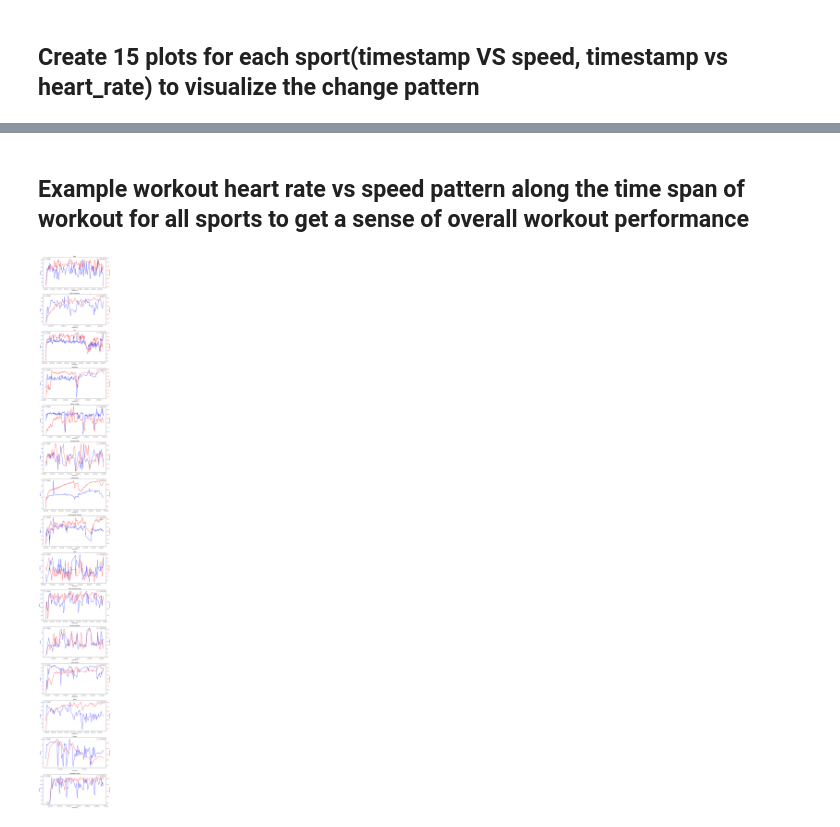
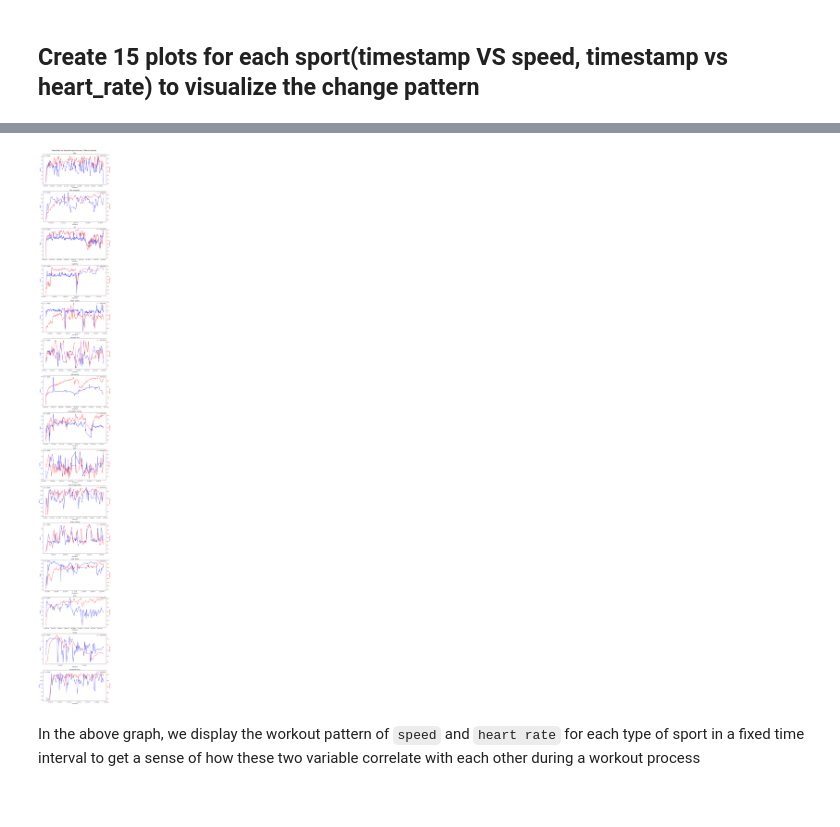
Before and after one commit to YingzeHou/DS200_Graduate_Proj, a Jupyter notebook: src/pre_process.ipynb, the cells around one changed output, grey strips where cells are left out. Drawn from its saved outputs; the diff is of its cells as text; code cells hidden in the pictures.

```diff
--- a/src/pre_process.ipynb
+++ b/src/pre_process.ipynb
@@ -85,4 +182,14 @@ array(['bike', 'bike (transport)', 'run', 'kayaking', 'indoor cycling',
        'mountain bike', 'orienteering', 'core stability training', 'walk',
        'cross-country skiing', 'fitness walking', 'roller skiing',
        'skate', 'hiking', 'horseback riding'], dtype=object)
+# %%
+# Generate heart rate dataframe for male
+sport_type_dfs_male = []
+for sport in sport_types:
+    sport_type_dfs_male.append(generate_sport_heart_rate_df(sport, 'male'))
+# %%
+# Generate heart rate dataframe for female
+sport_type_dfs_female = []
+for sport in sport_types:
+    sport_type_dfs_female.append(generate_sport_heart_rate_df(sport, 'female'))
 # %%
@@ -156,16 +211,0 @@ filtered_df.shape
-# %%
-
-fig, ax1 = plt.subplots(figsize=(10, 6))
-
-sns.lineplot(data=filtered_df, x='timestamp', y='speed', ax=ax1, label='Speed', color='blue')
-ax1.set_ylabel('Speed', color='blue')
-ax1.tick_params(axis='y', labelcolor='blue')
-
-ax2 = ax1.twinx()
-sns.lineplot(data=filtered_df, x='timestamp', y='heart_rate', ax=ax2, label='Heart Rate', color='red')
-ax2.set_ylabel('Heart Rate', color='red')
-ax2.tick_params(axis='y', labelcolor='red')
-
-# Set title and show the plot
-plt.title('Speed and Heart Rate over Time')
-plt.show()
@@ -174,9 +212,6 @@ plt.show()
-# %% [markdown]
-## Example workout heart rate vs speed pattern along the time span of workout for all sports to get a sense of overall workout performance
 # %%
 
 def plot_sport_data(sport, df, ax1, ax2):
-    ax2 = plt.gca()
     filtered_df = df[df['sport'] == sport]
 
     if filtered_df.empty:
@@ -205,25 +240,30 @@ def plot_sport_data(sport, df, ax1, ax2):
 
     filtered_df = filtered_df.drop(columns=['time_diff'])
 
+
     sns.lineplot(data=filtered_df, x='timestamp', y='speed', ax=ax1, label='Speed', color='blue')
     ax1.set_ylabel('Speed', color='blue')
     ax1.tick_params(axis='y', labelcolor='blue')
     ax1.legend(['Speed'], loc='upper left')
 
-    # ax2 = ax1.twinx()
     sns.lineplot(data=filtered_df, x='timestamp', y='heart_rate', ax=ax2, label='Heart Rate', color='red')
     ax2.set_ylabel('Heart Rate', color='red')
     ax2.tick_params(axis='y', labelcolor='red')
     ax2.legend(['Heart Rate'], loc='upper right')
+
+
     ax1.set_title(sport)
 # %%
 # Create subplots with 1 column and a number of rows equal to the number of sports
 fig, axes = plt.subplots(nrows=len(sport_types), ncols=1, figsize=(10, 5 * len(sport_types)))  # Adjusted figsize for better layout
 fig.tight_layout(pad=4.0)
 
 for i, sport in enumerate(sport_types):
     plot_sport_data(sport, df, axes[i], axes[i].twinx())
 
+fig.suptitle("Heart Rate vs. Speed Analysis Across Different Sports", fontsize=16, y=1)
 plt.show()
 # %% [output]
-[figure, old version]
+[figure, new version]
+# %% [markdown]
+In the above graph, we display the workout pattern of `speed` and `heart rate` for each type of sport in a fixed time interval to get a sense of how these two variable correlate with each other during a workout process
```
Also changed, not shown: parts of 18 cells of this notebook.
